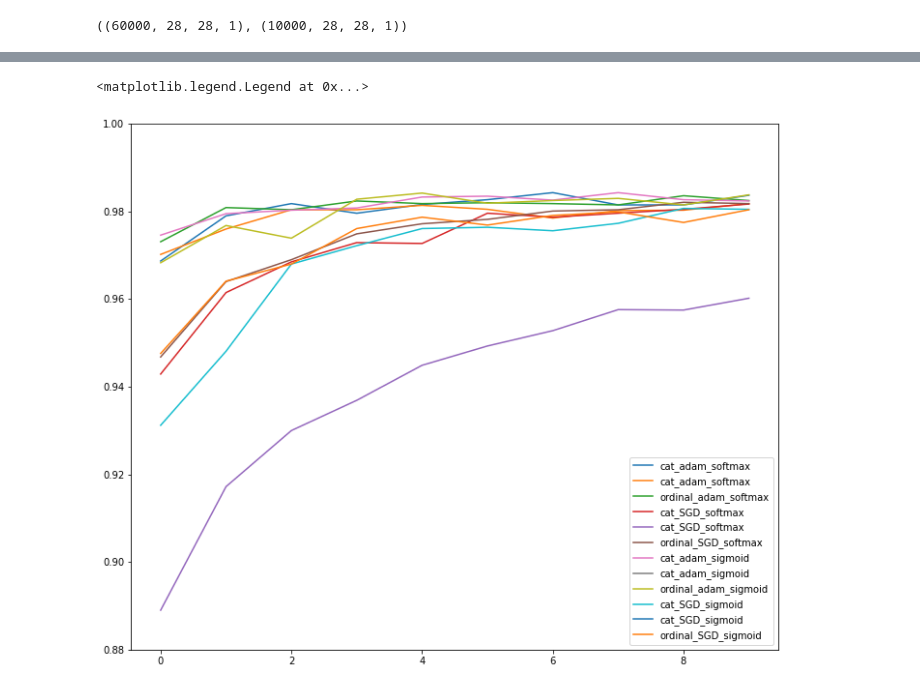
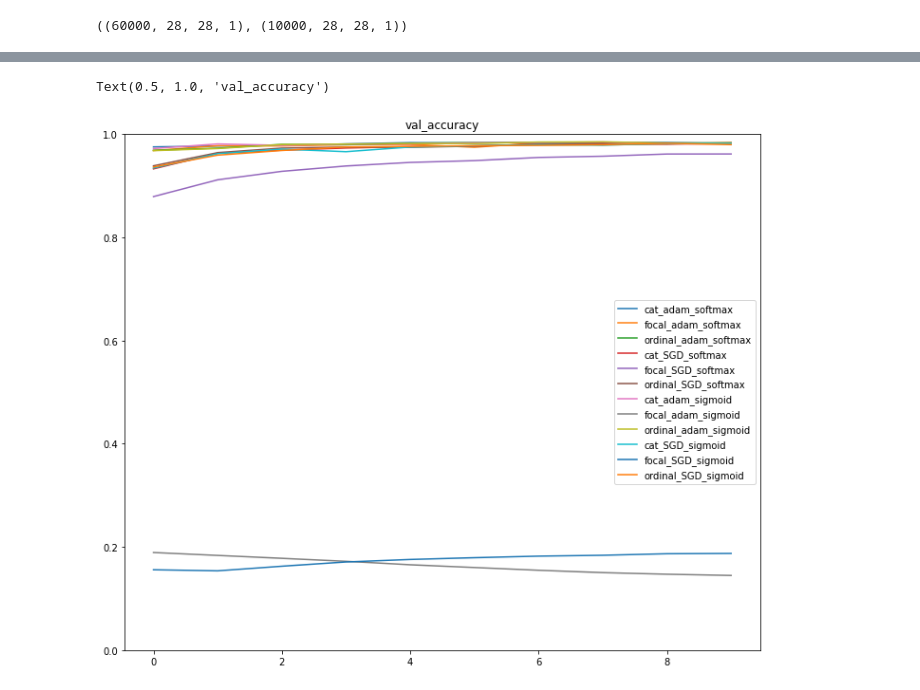
Before and after one commit to mkhoshbin72/mnist, a Jupyter notebook: minist.ipynb, the cells around one changed output, grey strips where cells are left out. Cells and saved outputs as stored; diff of their text form; code cells hidden in the pictures.

Commit message:
images added

```diff
--- a/minist.ipynb
+++ b/minist.ipynb
@@ -262,20 +262,14 @@ def cnn(loss='categorical_crossentropy', optimizer='adam', last_layer_activation
   return model
 # %%
 histories = []
-loss = ['categorical_crossentropy', categorical_focal_loss(), ordinal_loss]
+loss = [('cat','categorical_crossentropy'), ('focal',categorical_focal_loss()), ('ordinal',ordinal_loss)]
 optimizers = ['adam', 'SGD']
 activations = ['softmax', 'sigmoid']
 names = []
 # %%
 for act in activations:
   for opt in optimizers:
-    for l in loss:
-      if l==categorical_focal_loss():
-        l_name = 'focal'
-      elif l==ordinal_loss:
-        l_name = 'ordinal'
-      elif l=='categorical_crossentropy':
-        l_name = 'cat'
+    for l_name,l in loss:
 
       model = cnn(l, opt, act)
       history = model.fit(X_train, y_train_cat, epochs=10, validation_data=(X_test, y_test_cat))
@@ -304,10 +298,11 @@ Epoch 10/10
 # %%
 plt.figure(figsize=(12,10))
-plt.ylim([0.88, 1.0])
+plt.ylim([0.0, 1.0])
 
 for i,hist in enumerate(histories):
   plt.plot(hist.history['val_accuracy'], label=names[i])
 plt.legend()
+plt.title('val_accuracy')
 # %% [output]
-<matplotlib.legend.Legend at 0x...>
+Text(0.5, 1.0, 'val_accuracy')
-[figure, old version]
+[figure, new version]
```
Also changed, not shown: parts of 7 cells of this notebook, 5 other files.
